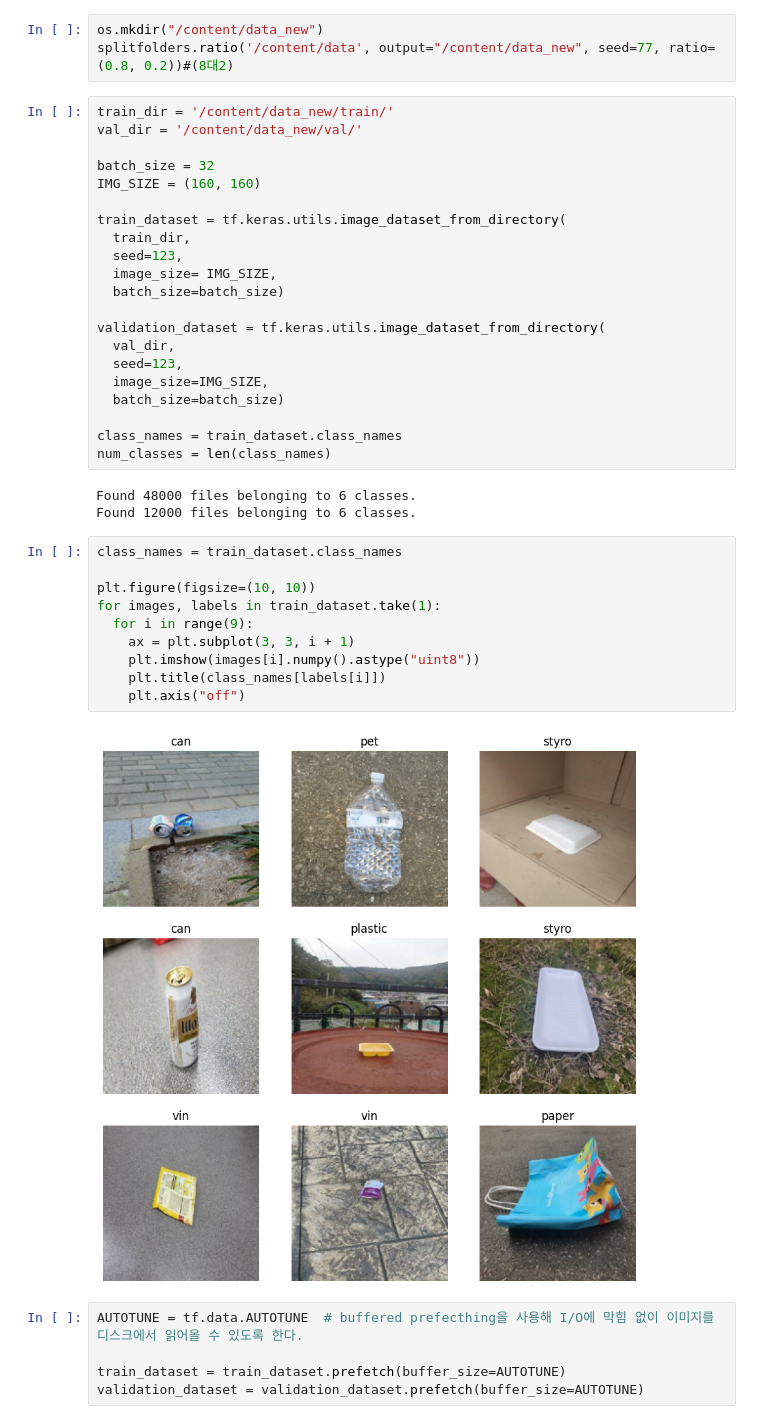
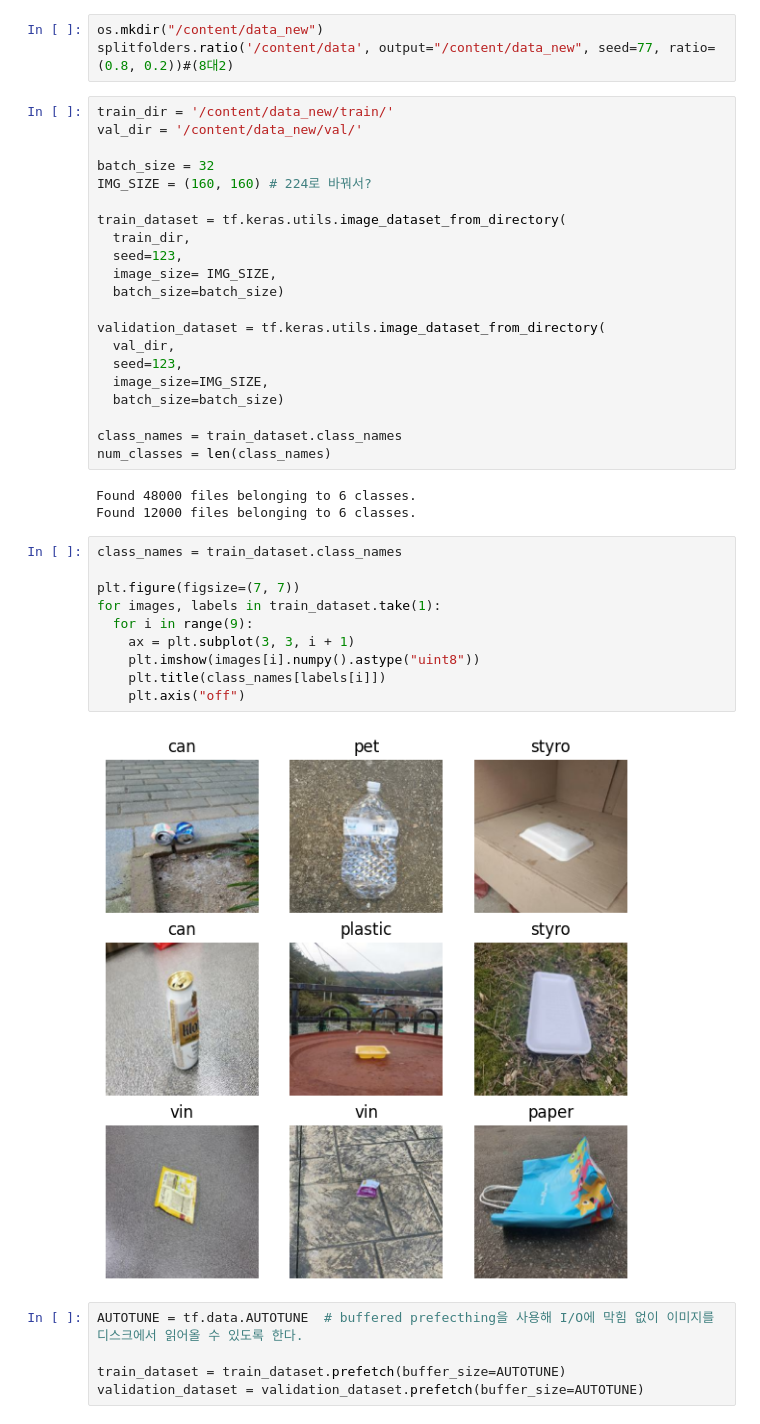
Before and after one commit to yu828282/multicampus, a Jupyter notebook: mobilenet_v2.ipynb, the cells around one changed output. Drawn from its saved outputs; the diff is of its cells as text.

```diff
--- a/mobilenet_v2.ipynb
+++ b/mobilenet_v2.ipynb
@@ -32,7 +47,7 @@ train_dir = '/content/data_new/train/'
 val_dir = '/content/data_new/val/'
 
 batch_size = 32
-IMG_SIZE = (160, 160)
+IMG_SIZE = (160, 160) # 224로 바꿔서?
 
 train_dataset = tf.keras.utils.image_dataset_from_directory(
   train_dir,
@@ -54,15 +69,15 @@ Found 12000 files belonging to 6 classes.
 # %%
 class_names = train_dataset.class_names
 
-plt.figure(figsize=(10, 10))
+plt.figure(figsize=(7, 7))
 for images, labels in train_dataset.take(1):
   for i in range(9):
     ax = plt.subplot(3, 3, i + 1)
     plt.imshow(images[i].numpy().astype("uint8"))
     plt.title(class_names[labels[i]])
     plt.axis("off")
 # %% [output]
-[figure, old version]
+[figure, new version]
 # %%
 AUTOTUNE = tf.data.AUTOTUNE  # buffered prefecthing을 사용해 I/O에 막힘 없이 이미지를 디스크에서 읽어올 수 있도록 한다.
 
```
Also changed, not shown: parts of 10 cells of this notebook.
